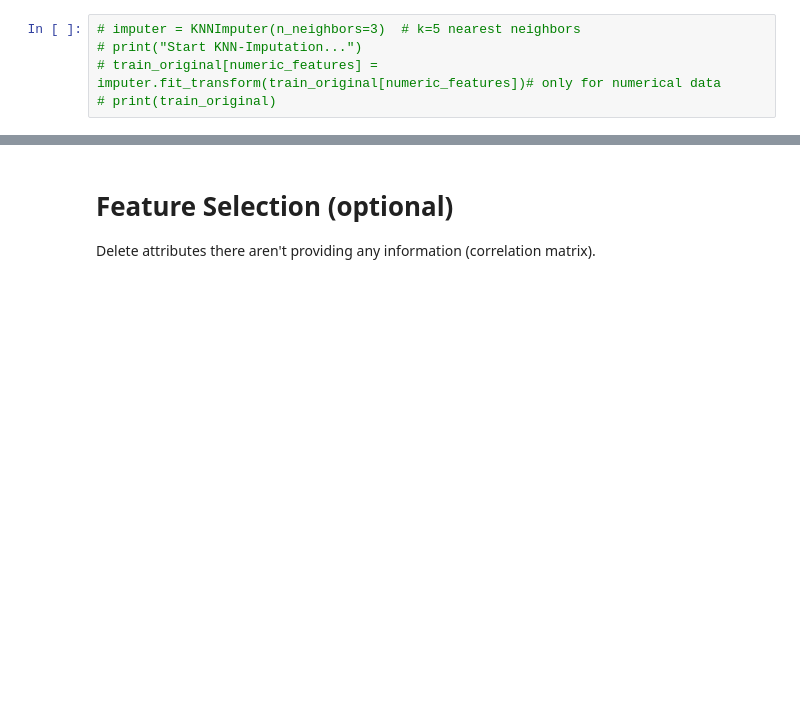
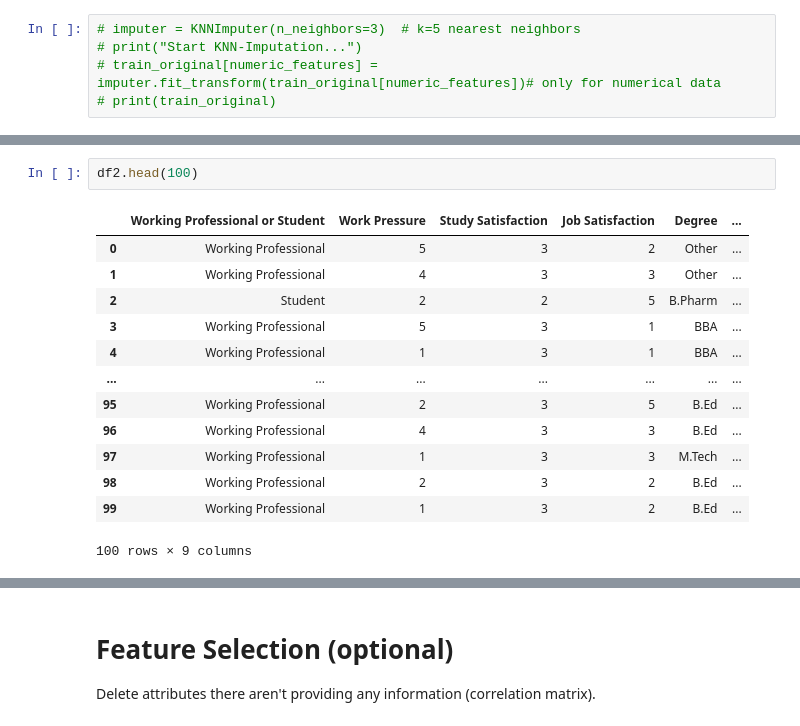
Before and after one commit to mailmezorro/playground-series-s4e11, a Jupyter notebook: Preprocessing/playground-series-s4e11-preprocessing.ipynb, the cells around one changed output, grey strips where cells are left out. Cells and saved outputs as stored; diff of their text form; blank space fills up the shorter version.

```diff
--- a/Preprocessing/playground-series-s4e11-preprocessing.ipynb
+++ b/Preprocessing/playground-series-s4e11-preprocessing.ipynb
@@ -427,0 +339,16 @@ dtype: int64
+# %%
+df2.head(100)
+# %% [output]
+|  | Working Professional or Student | Work Pressure | Study Satisfaction | Job Satisfaction | Degree | ... |
+| 0 | Working Professional | 5 | 3 | 2 | Other | ... |
+| 1 | Working Professional | 4 | 3 | 3 | Other | ... |
+| 2 | Student | 2 | 2 | 5 | B.Pharm | ... |
+| 3 | Working Professional | 5 | 3 | 1 | BBA | ... |
+| 4 | Working Professional | 1 | 3 | 1 | BBA | ... |
+| ... | ... | ... | ... | ... | ... | ... |
+| 95 | Working Professional | 2 | 3 | 5 | B.Ed | ... |
+| 96 | Working Professional | 4 | 3 | 3 | B.Ed | ... |
+| 97 | Working Professional | 1 | 3 | 3 | M.Tech | ... |
+| 98 | Working Professional | 2 | 3 | 2 | B.Ed | ... |
+| 99 | Working Professional | 1 | 3 | 2 | B.Ed | ... |
+100 rows × 9 columns
```
Also changed, not shown: parts of 46 cells of this notebook.
